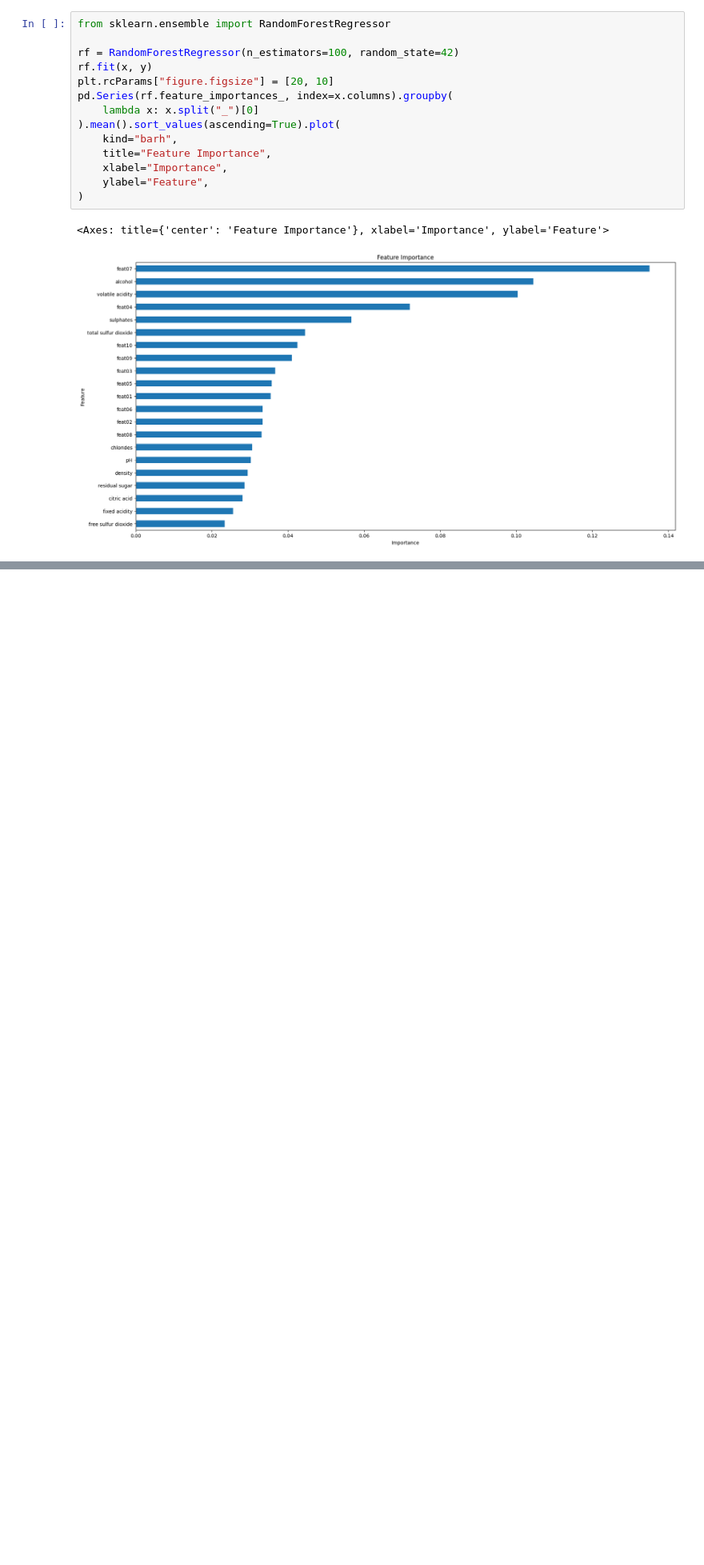
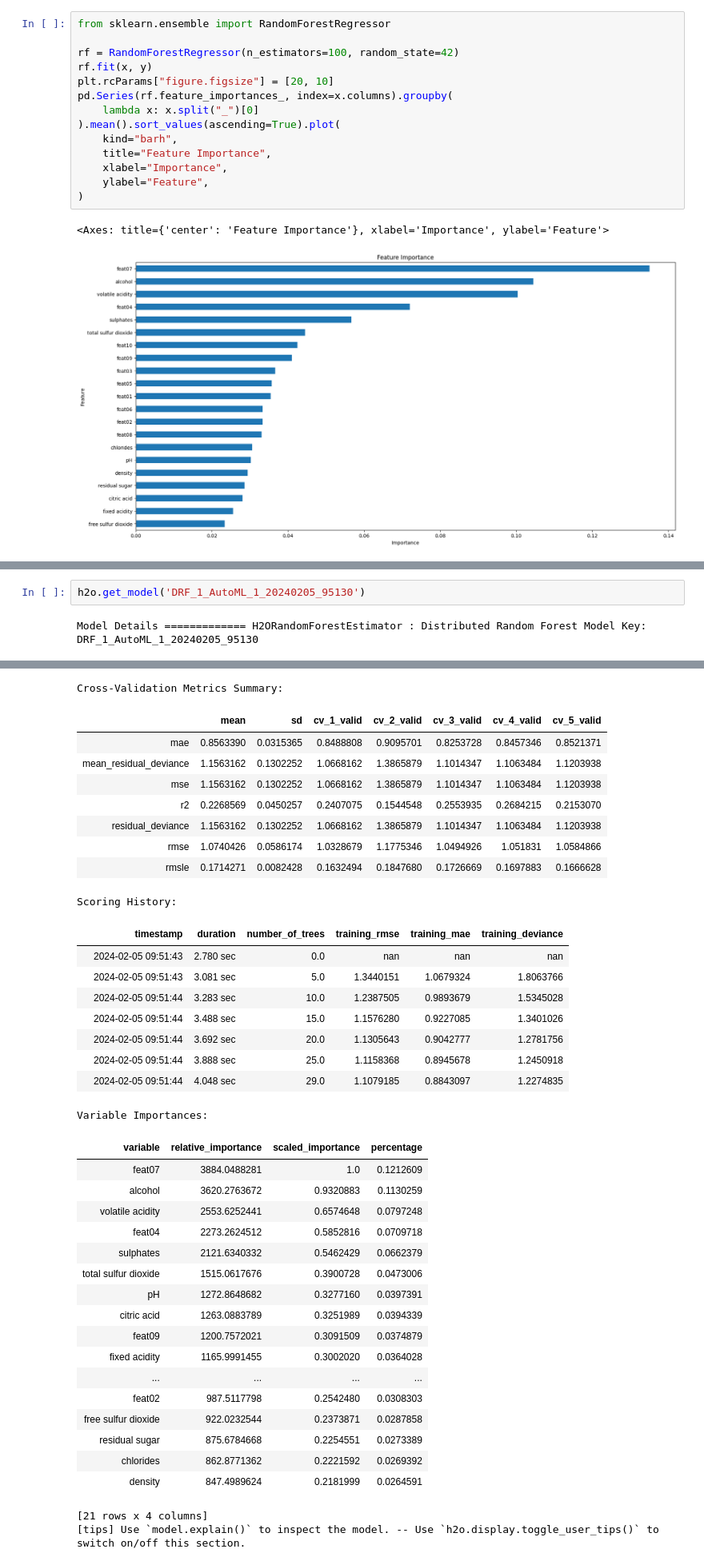
Before and after one commit to jzmujdzin/ml2-proj, a Jupyter notebook: regression_report.ipynb, the cells around one changed output, grey strips where cells are left out. Shown: that part at 80% size. Saved outputs shown, nothing was run; the diff lists cells and outputs as text; blank space fills up the shorter version.

```diff
--- a/regression_report.ipynb
+++ b/regression_report.ipynb
@@ -564,0 +626,4 @@ leaderboard.sort_values(by='oos_mae', ascending=False)
+# %%
+h2o.get_model('DRF_1_AutoML_1_20240205_95130')
+# %% [output]
+Model Details ============= H2ORandomForestEstimator : Distributed Random Forest Model Key: DRF_1_AutoML_1_20240205_95130
@@ -564,0 +635,38 @@ leaderboard.sort_values(by='oos_mae', ascending=False)
+Cross-Validation Metrics Summary:
+|  | mean | sd | cv_1_valid | cv_2_valid | cv_3_valid | cv_4_valid | cv_5_valid |
+| mae | 0.8563390 | 0.0315365 | 0.8488808 | 0.9095701 | 0.8253728 | 0.8457346 | 0.8521371 |
+| mean_residual_deviance | 1.1563162 | 0.1302252 | 1.0668162 | 1.3865879 | 1.1014347 | 1.1063484 | 1.1203938 |
+| mse | 1.1563162 | 0.1302252 | 1.0668162 | 1.3865879 | 1.1014347 | 1.1063484 | 1.1203938 |
+| r2 | 0.2268569 | 0.0450257 | 0.2407075 | 0.1544548 | 0.2553935 | 0.2684215 | 0.2153070 |
+| residual_deviance | 1.1563162 | 0.1302252 | 1.0668162 | 1.3865879 | 1.1014347 | 1.1063484 | 1.1203938 |
+| rmse | 1.0740426 | 0.0586174 | 1.0328679 | 1.1775346 | 1.0494926 | 1.051831 | 1.0584866 |
+| rmsle | 0.1714271 | 0.0082428 | 0.1632494 | 0.1847680 | 0.1726669 | 0.1697883 | 0.1666628 |
+Scoring History:
+|  | timestamp | duration | number_of_trees | training_rmse | training_mae | training_deviance |
+|  | 2024-02-05 09:51:43 | 2.780 sec | 0.0 | nan | nan | nan |
+|  | 2024-02-05 09:51:43 | 3.081 sec | 5.0 | 1.3440151 | 1.0679324 | 1.8063766 |
+|  | 2024-02-05 09:51:44 | 3.283 sec | 10.0 | 1.2387505 | 0.9893679 | 1.5345028 |
+|  | 2024-02-05 09:51:44 | 3.488 sec | 15.0 | 1.1576280 | 0.9227085 | 1.3401026 |
+|  | 2024-02-05 09:51:44 | 3.692 sec | 20.0 | 1.1305643 | 0.9042777 | 1.2781756 |
+|  | 2024-02-05 09:51:44 | 3.888 sec | 25.0 | 1.1158368 | 0.8945678 | 1.2450918 |
+|  | 2024-02-05 09:51:44 | 4.048 sec | 29.0 | 1.1079185 | 0.8843097 | 1.2274835 |
+Variable Importances:
+| variable | relative_importance | scaled_importance | percentage |
+| feat07 | 3884.0488281 | 1.0 | 0.1212609 |
+| alcohol | 3620.2763672 | 0.9320883 | 0.1130259 |
+| volatile acidity | 2553.6252441 | 0.6574648 | 0.0797248 |
+| feat04 | 2273.2624512 | 0.5852816 | 0.0709718 |
+| sulphates | 2121.6340332 | 0.5462429 | 0.0662379 |
+| total sulfur dioxide | 1515.0617676 | 0.3900728 | 0.0473006 |
+| pH | 1272.8648682 | 0.3277160 | 0.0397391 |
+| citric acid | 1263.0883789 | 0.3251989 | 0.0394339 |
+| feat09 | 1200.7572021 | 0.3091509 | 0.0374879 |
+| fixed acidity | 1165.9991455 | 0.3002020 | 0.0364028 |
+| ... | ... | ... | ... |
+| feat02 | 987.5117798 | 0.2542480 | 0.0308303 |
+| free sulfur dioxide | 922.0232544 | 0.2373871 | 0.0287858 |
+| residual sugar | 875.6784668 | 0.2254551 | 0.0273389 |
+| chlorides | 862.8771362 | 0.2221592 | 0.0269392 |
+| density | 847.4989624 | 0.2181999 | 0.0264591 |
+[21 rows x 4 columns]
+[tips] Use `model.explain()` to inspect the model. -- Use `h2o.display.toggle_user_tips()` to switch on/off this section.
```
Also changed, not shown: parts of 11 cells of this notebook.
